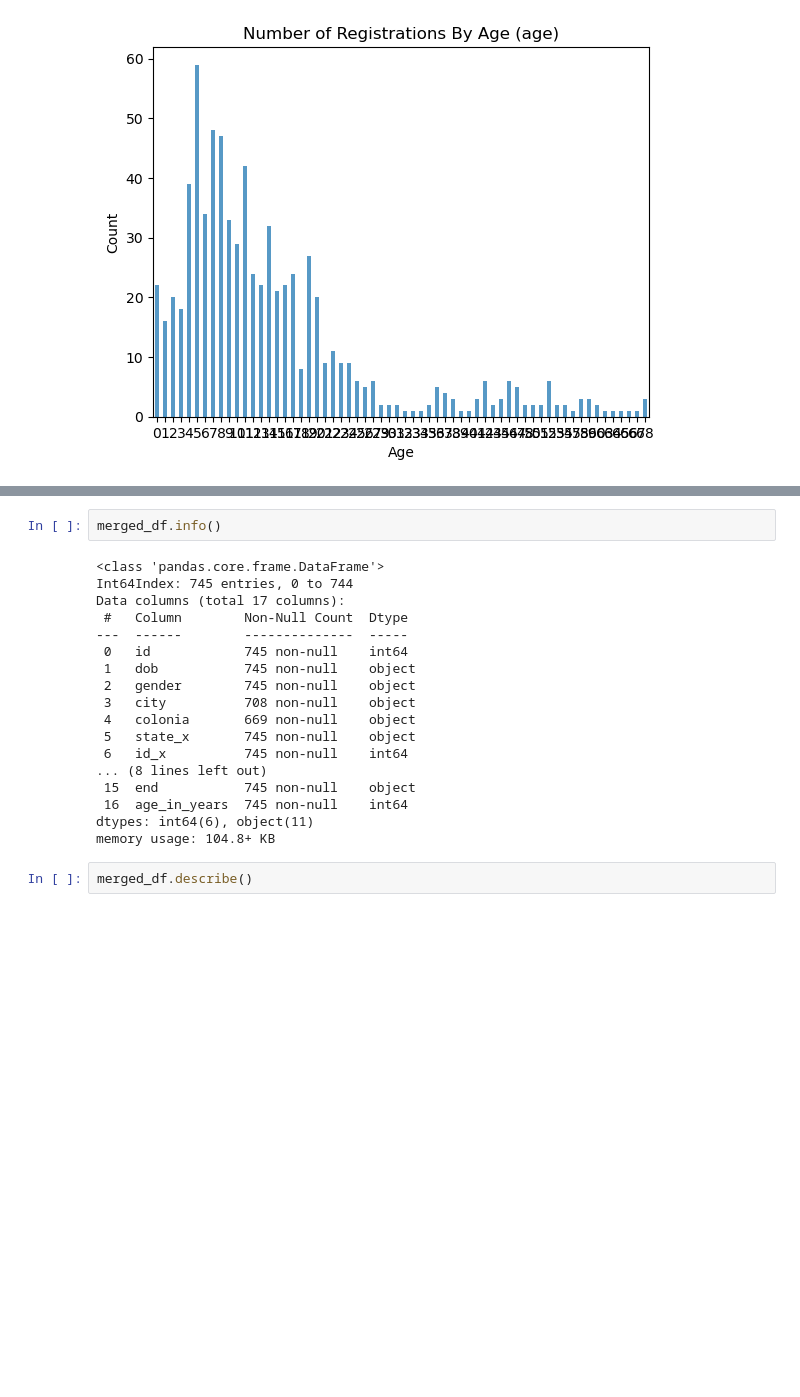
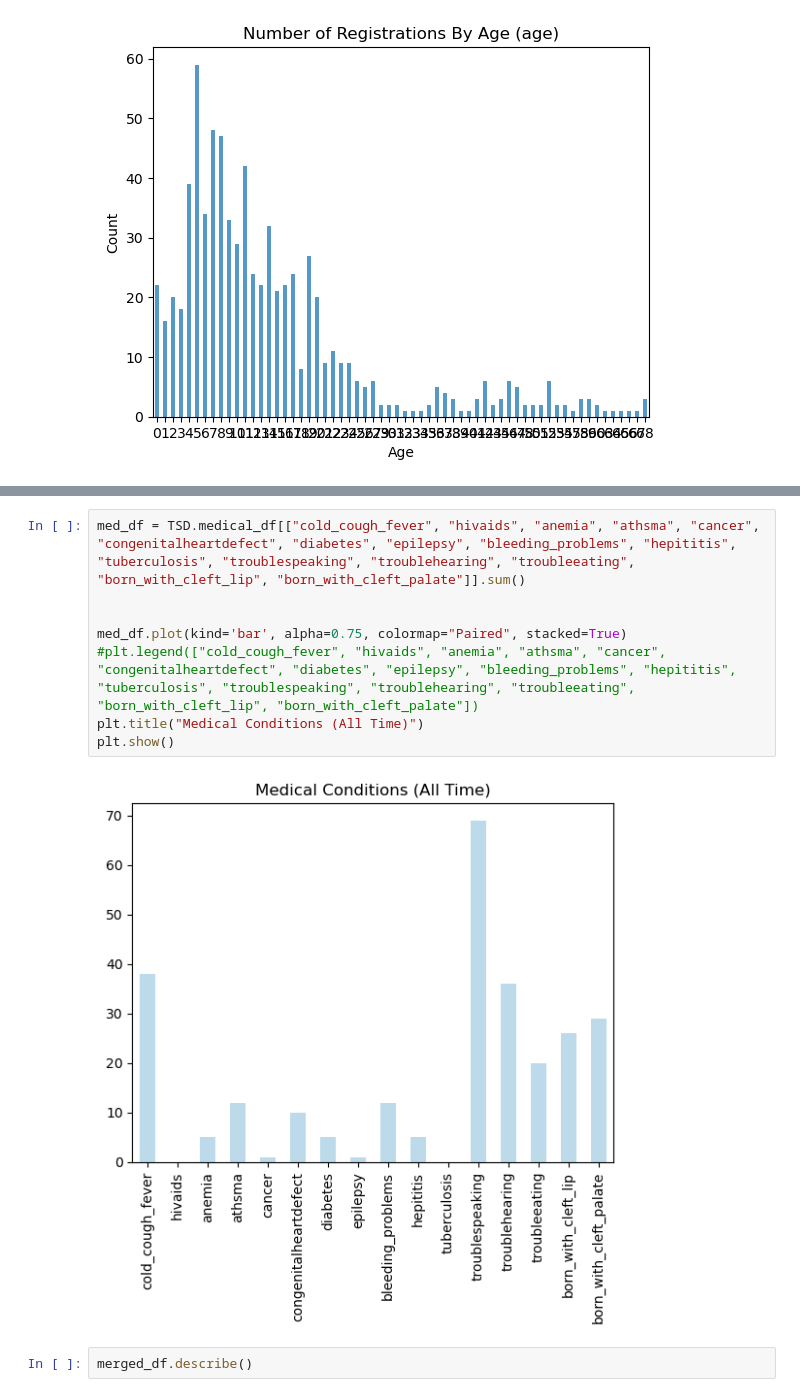
Before and after one commit to slogan621/tscharts, a Jupyter notebook: tools/datascience/Notebooks/General_Info.ipynb, the cells around one changed output, grey strips where cells are left out. Drawn from its saved outputs; the diff is of its cells as text; blank space fills up the shorter version.

Commit message:
Updates to General Info
Added more stats for patients and clinics

```diff
--- a/tools/datascience/Notebooks/General_Info.ipynb
+++ b/tools/datascience/Notebooks/General_Info.ipynb
@@ -61,23 +69,13 @@ plt.show()
-# %%
-merged_df.info()
-# %% [output]
-<class 'pandas.core.frame.DataFrame'>
-Int64Index: 745 entries, 0 to 744
-Data columns (total 17 columns):
- #   Column        Non-Null Count  Dtype
----  ------        --------------  -----
- 0   id            745 non-null    int64
- 1   dob           745 non-null    object
- 2   gender        745 non-null    object
- 3   city          708 non-null    object
- 4   colonia       669 non-null    object
- 5   state_x       745 non-null    object
- 6   id_x          745 non-null    int64
-... (8 lines left out)
- 15  end           745 non-null    object
- 16  age_in_years  745 non-null    int64
-dtypes: int64(6), object(11)
-memory usage: 104.8+ KB
+# %%
+med_df = TSD.medical_df[["cold_cough_fever", "hivaids", "anemia", "athsma", "cancer", "congenitalheartdefect", "diabetes", "epilepsy", "bleeding_problems", "hepititis", "tuberculosis", "troublespeaking", "troublehearing", "troubleeating", "born_with_cleft_lip", "born_with_cleft_palate"]].sum()
+
+
+med_df.plot(kind='bar', alpha=0.75, colormap="Paired", stacked=True)
+#plt.legend(["cold_cough_fever", "hivaids", "anemia", "athsma", "cancer", "congenitalheartdefect", "diabetes", "epilepsy", "bleeding_problems", "hepititis", "tuberculosis", "troublespeaking", "troublehearing", "troubleeating", "born_with_cleft_lip", "born_with_cleft_palate"])
+plt.title("Medical Conditions (All Time)")
+plt.show()
+# %% [output]
+[figure, added]
 # %%
 merged_df.describe()
 # %% [output]
```
Also changed, not shown: parts of 15 cells of this notebook, 1 other file.
